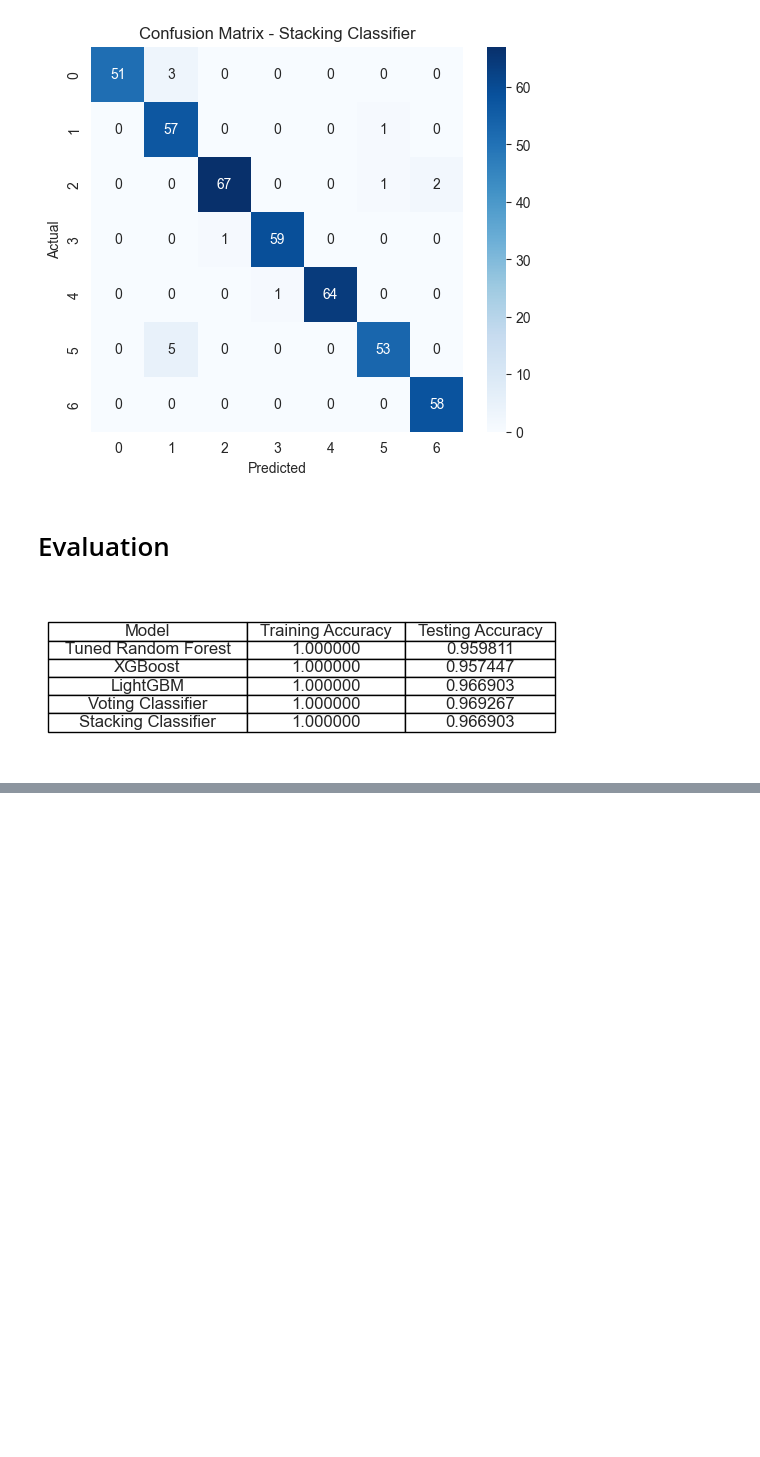
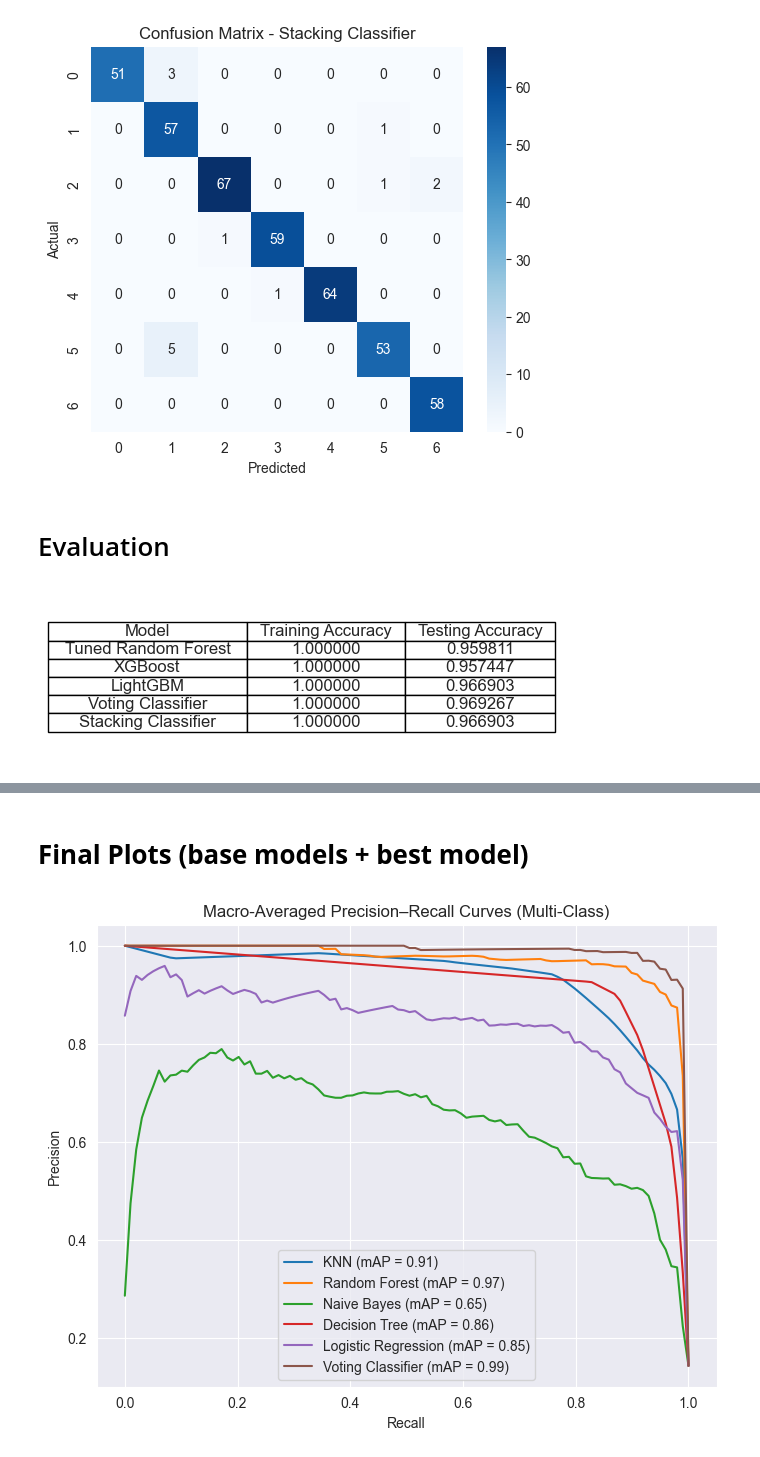
Before and after one commit to ratul-d/obesity-level-prediction, a Jupyter notebook: jupyter_notebooks/03_hyperparameter_tuning.ipynb, the cells around one changed output, grey strips where cells are left out. Cells and saved outputs as stored; diff of their text form; code cells hidden in the pictures; blank space fills up the shorter version.

```diff
--- a/jupyter_notebooks/03_hyperparameter_tuning.ipynb
+++ b/jupyter_notebooks/03_hyperparameter_tuning.ipynb
@@ -668,0 +713,70 @@ plt.show()
+# %% [markdown]
+# **Final Plots (base models + best model)**
+# %%
+from sklearn.metrics import precision_recall_curve, average_precision_score
+from sklearn.preprocessing import label_binarize
+
+test_data = pd.read_csv('../data/processed/test.csv')
+
+y_test = test_data['NObeyesdad']
+x_test = test_data.drop('NObeyesdad', axis=1)
+
+dt_model = joblib.load('../models/decision_tree_model.pkl')
+knn = joblib.load('../models/knn_model.pkl')
+lr_model = joblib.load('../models/logistic_regression_model.pkl')
+nb_model = joblib.load('../models/naive_bayes_model.pkl')
+rf_model = joblib.load('../models/random_forest_model.pkl')
+vt_model = joblib.load('../models/voting_classifier_(BEST_MODEL).pkl')
+
+classes = np.unique(y_test)
+n_classes = len(classes)
+
+y_test_bin = label_binarize(y_test, classes=classes)
+
+y_test_proba_knn = knn.predict_proba(x_test)
+y_test_proba_rf = rf_model.predict_proba(x_test)
+y_test_proba_nb = nb_model.predict_proba(x_test)
+y_test_proba_dt = dt_model.predict_proba(x_test)
+y_test_proba_lr = lr_model.predict_proba(x_test)
+y_test_proba_vt = vt_model.predict_proba(x_test)
+
+models = {
+    'KNN': y_test_proba_knn,
+    'Random Forest': y_test_proba_rf,
+    'Naive Bayes': y_test_proba_nb,
+    'Decision Tree': y_test_proba_dt,
+    'Logistic Regression': y_test_proba_lr,
+    'Voting Classifier': y_test_proba_vt
+}
+
+plt.figure(figsize=(8, 6))
+
+for name, proba in models.items():
+    precision = dict()
+    recall = dict()
+    avg_precision = dict()
+
+    for i in range(n_classes):
+        precision[i], recall[i], _ = precision_recall_curve(y_test_bin[:, i], proba[:, i])
+        avg_precision[i] = average_precision_score(y_test_bin[:, i], proba[:, i])
+
+    # Compute macro-average across classes
+    all_precision = np.linspace(0, 1, 100)
+    mean_recall = np.zeros_like(all_precision)
+
+    for i in range(n_classes):
+        mean_recall += np.interp(all_precision, recall[i][::-1], precision[i][::-1])
+    mean_recall /= n_classes
+
+    macro_avg_precision = np.mean(list(avg_precision.values()))
+    plt.plot(all_precision, mean_recall, label=f'{name} (mAP = {macro_avg_precision:.2f})')
+
+plt.xlabel('Recall')
+plt.ylabel('Precision')
+plt.title('Macro-Averaged Precision–Recall Curves (Multi-Class)')
+plt.legend()
+plt.grid(True)
+plt.savefig('../results/accuracy_figures/Precision-Recall Curves.png', dpi=300)
+plt.show()
+# %% [output]
+[figure, added]
```
Also changed, not shown: parts of 6 cells of this notebook, 5 other files.
